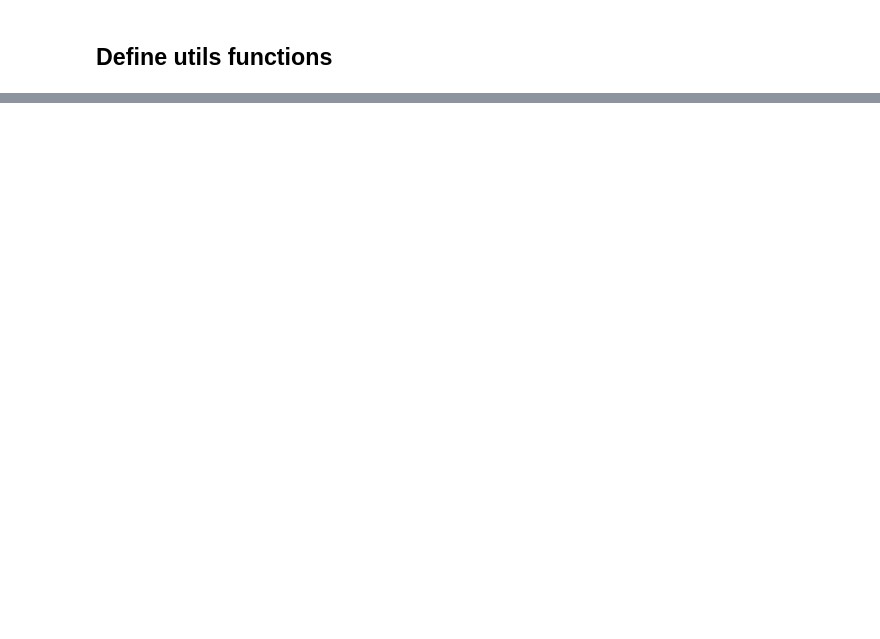
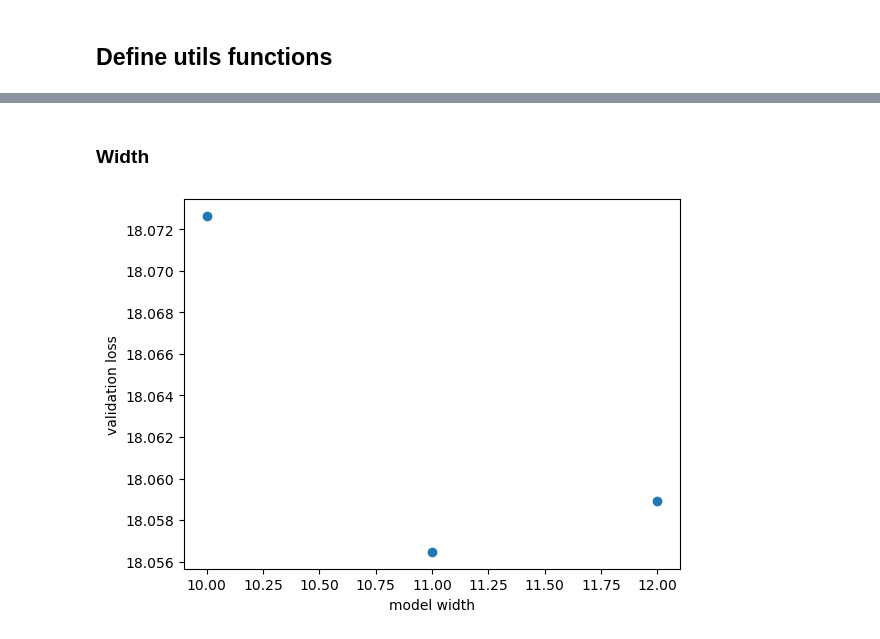
Before and after one commit to Cindyhui22/CS412_project, a Jupyter notebook: CS412_project_mlp.ipynb, the cells around one changed output, grey strips where cells are left out. Cells and saved outputs as stored; diff of their text form; code cells hidden in the pictures; blank space fills up the shorter version.

Commit message:
hyperpara_tuning

```diff
--- a/CS412_project_mlp.ipynb
+++ b/CS412_project_mlp.ipynb
@@ -49,20 +53,20 @@ from tqdm import tqdm
 # %%
-class MLP(nn.Module): #model activation layer change!!!!==========
+class MLP(nn.Module):
     '''
     Multilayer Perceptron for regression.
     '''
-    def __init__(self, width):
+    def __init__(self, width, active_func):
         super().__init__()
         torch.manual_seed(0) #setseed
 
         layer_list = []
         layer_list.append(nn.Linear(823, pow(2,width))) #expand to 2^width features
-        layer_list.append(nn.ReLU())
+        layer_list.append(active_func) #tuned by given
 
         width_lay = width
         for i in range(6,width):
             layer_list.append(nn.Linear(pow(2,width_lay), pow(2,width_lay-1)))
-            layer_list.append(nn.ReLU())
+            layer_list.append(active_func)
             width_lay -= 1
         layer_list.append(nn.Linear(64, 1))  # regression output
         self.layers = nn.Sequential(*layer_list)
@@ -215,0 +271,52 @@ plt.show()
+# %% [markdown]
+### Width
+# %%
+# para initialize
+data_size = 100 #=======================
+batch_size = 10
+n_epochs = 3
+checkpoint_frequency = 1
+model_dir = os.getcwd()
+device = torch.device("cuda" if torch.cuda.is_available() else "cpu")
+
+
+# hyper-para tuning
+width_array = np.array([10, 11, 12])
+active_func = nn.ReLU()
+loss_func = nn.L1Loss()
+learning_rate = 0.005
+
+# initialize model for tuning width
+model_loss = []
+for w in range(width_array.shape[0]):
+    model = MLP(width = width_array[w], active_func = active_func)
+    model_name = ('/width_%s'% width_array[w])
+    path_dir = model_dir + model_name
+    if not os.path.exists(path_dir):
+        os.mkdir(path_dir)
+    optimizer = torch.optim.SGD(model.parameters(), lr=learning_rate)
+    trainer = Trainer(
+        model,
+        n_epochs,
+        data_size,
+        X_training,
+        y_training,
+        X_val.iloc[0:data_size,:],
+        y_val.iloc[0:data_size],
+        loss_func,
+        checkpoint_frequency,
+        model_dir,
+        optimizer,
+        batch_size,
+        device,
+        model_name,
+        )
+    train_losses, val_losses = trainer.fit_and_evaluate()
+    model_loss.append(np.array(val_losses).min())
+
+plt.plot(width_array, model_loss, 'o')
+plt.xlabel('model width')
+plt.ylabel('validation loss')
+plt.show()
+# %% [output]
+[figure, added]
```
Also changed, not shown: parts of 18 cells of this notebook.
